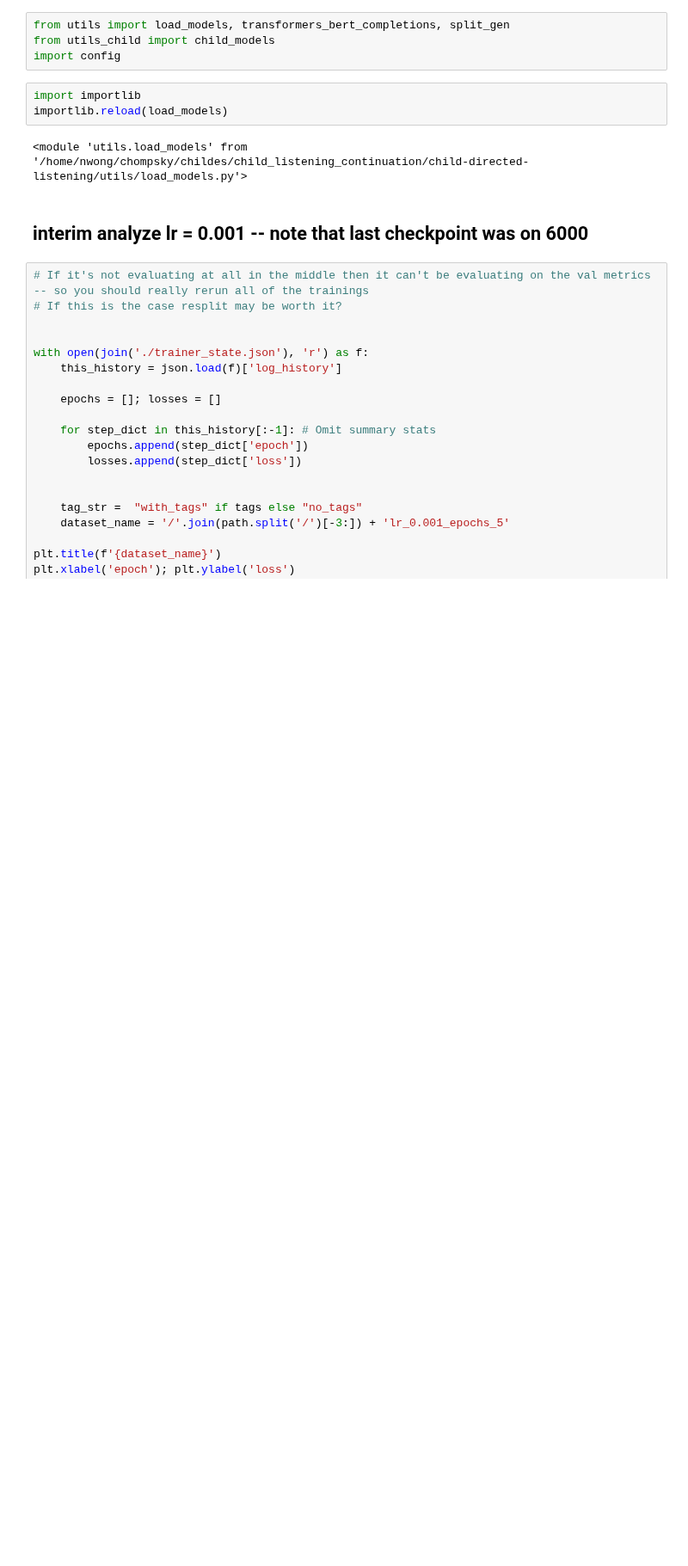
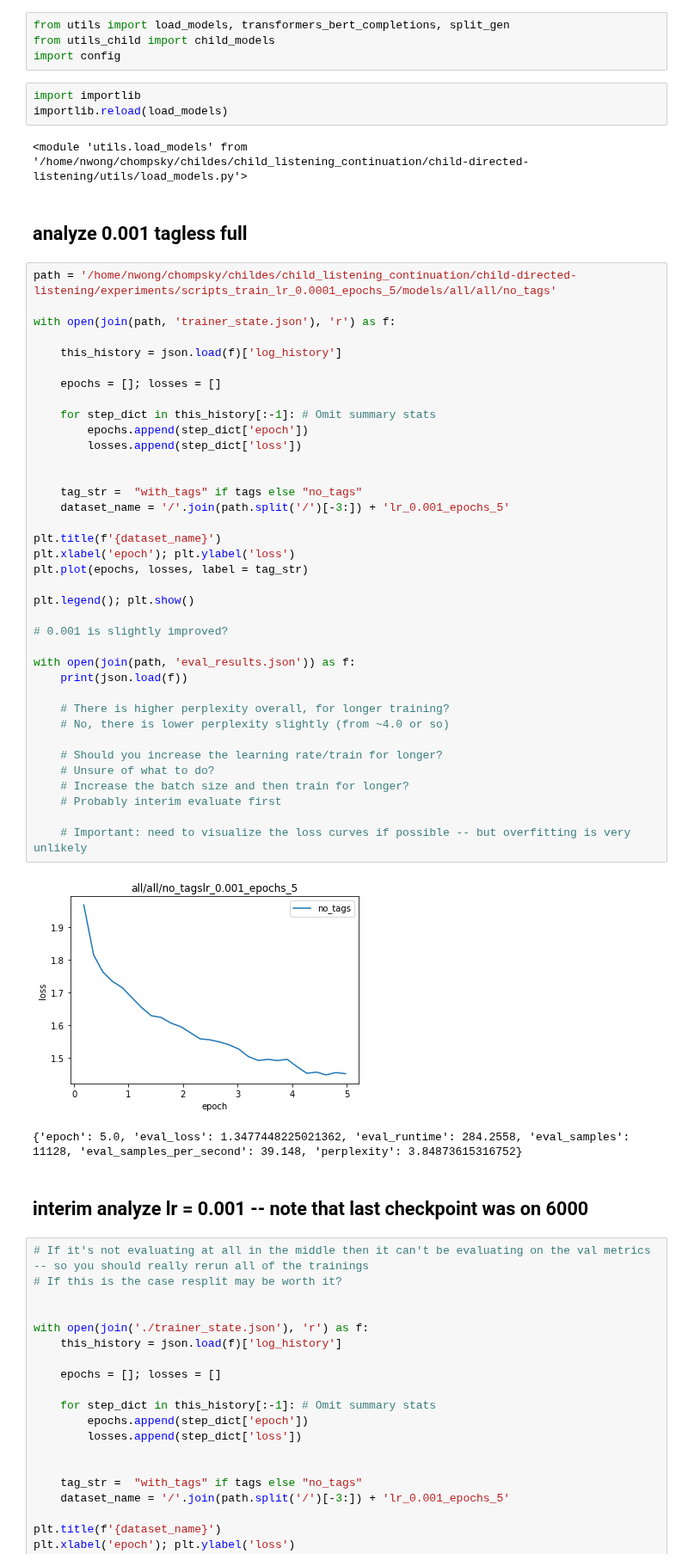
Before and after one commit to smeylan/child-directed-listening, a Jupyter notebook: Model behavior analyses.ipynb, the cells around one changed output. Shown at 86% size. Saved outputs shown, nothing was run; the diff lists cells and outputs as text; blank space fills up the shorter version.

```diff
--- a/Model behavior analyses.ipynb
+++ b/Model behavior analyses.ipynb
@@ -24,6 +24,48 @@ import importlib
 importlib.reload(load_models)
 # %% [output]
 <module 'utils.load_models' from '/home/nwong/chompsky/childes/child_listening_continuation/child-directed-listening/utils/load_models.py'>
+# %% [markdown]
+## analyze 0.001 tagless full
+# %%
+path = '/home/nwong/chompsky/childes/child_listening_continuation/child-directed-listening/experiments/scripts_train_lr_0.0001_epochs_5/models/all/all/no_tags'
+
+with open(join(path, 'trainer_state.json'), 'r') as f:
+
+    this_history = json.load(f)['log_history']
+
+    epochs = []; losses = []
+
+    for step_dict in this_history[:-1]: # Omit summary stats
+        epochs.append(step_dict['epoch'])
+        losses.append(step_dict['loss'])
+
+
+    tag_str =  "with_tags" if tags else "no_tags"
+    dataset_name = '/'.join(path.split('/')[-3:]) + 'lr_0.001_epochs_5'
+
+plt.title(f'{dataset_name}')
+plt.xlabel('epoch'); plt.ylabel('loss')
+plt.plot(epochs, losses, label = tag_str)
+
+plt.legend(); plt.show()
+
+# 0.001 is slightly improved?
+
+with open(join(path, 'eval_results.json')) as f:
+    print(json.load(f))
+
+    # There is higher perplexity overall, for longer training?
+    # No, there is lower perplexity slightly (from ~4.0 or so)
+
+    # Should you increase the learning rate/train for longer?
+    # Unsure of what to do?
+    # Increase the batch size and then train for longer?
+    # Probably interim evaluate first
+
+    # Important: need to visualize the loss curves if possible -- but overfitting is very unlikely
+# %% [output]
+[figure, added]
+{'epoch': 5.0, 'eval_loss': 1.3477448225021362, 'eval_runtime': 284.2558, 'eval_samples': 11128, 'eval_samples_per_second': 39.148, 'perplexity': 3.84873615316752}
 # %% [markdown]
 ## interim analyze lr = 0.001 -- note that last checkpoint was on 6000
 # %%
```
Also changed, not shown: 1 other file.
